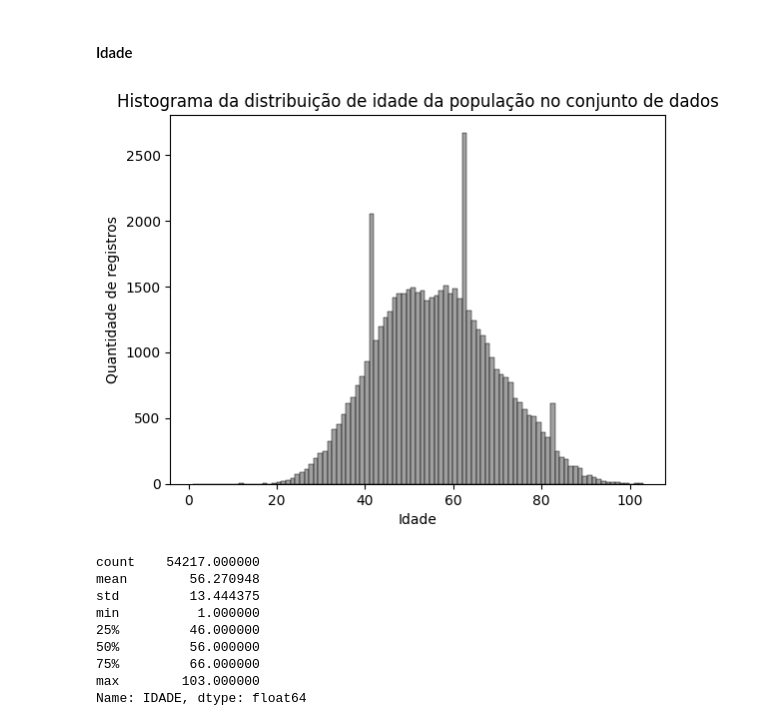
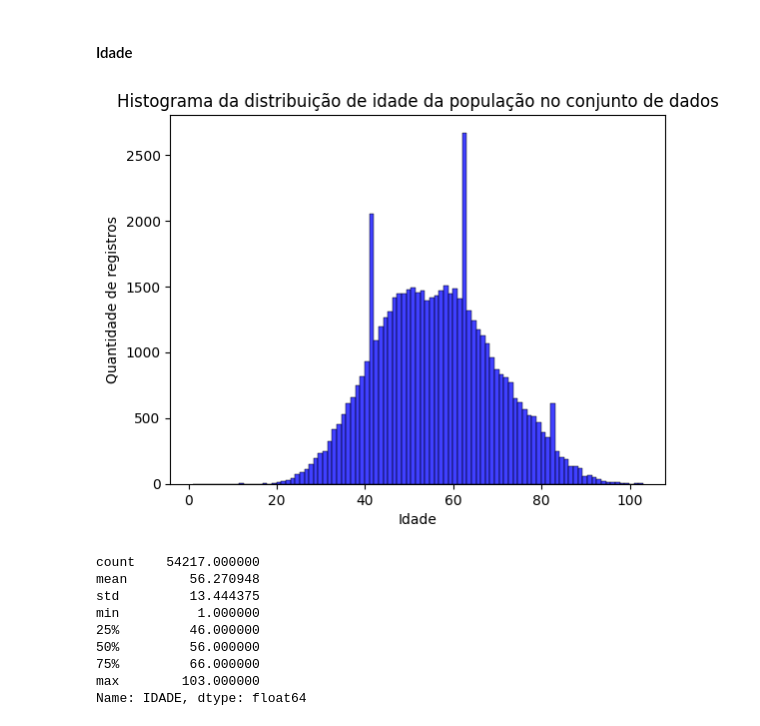
Before and after one commit to ailafelixa/ML-Model-Breast-Cancer-Recurrence, a Jupyter notebook: Breast_Cancer_Recurrence_Model.ipynb, the cells around one changed output. Saved outputs shown, nothing was run; the diff lists cells and outputs as text; code cells hidden in the pictures.

```diff
--- a/Breast_Cancer_Recurrence_Model.ipynb
+++ b/Breast_Cancer_Recurrence_Model.ipynb
@@ -493,16 +522,16 @@ A topografia C50.4 parece estar presente na maior parte dos casos de recidiva
 # %% [markdown]
 #### Idade
 # %%
-sns.histplot(x=df['IDADE'], color='grey')
+sns.histplot(x=df['IDADE'], color='blue')
 # Add labels and title
 plt.xlabel('Idade')
 plt.ylabel('Quantidade de registros')
 plt.title('Histograma da distribuição de idade da população no conjunto de dados')
 
 # Show the plot
 plt.show()
 # %% [output]
-[figure, old version]
+[figure, new version]
 # %%
 df['IDADE'].describe()
 # %% [output]
```
Also changed, not shown: parts of 65 cells of this notebook.
